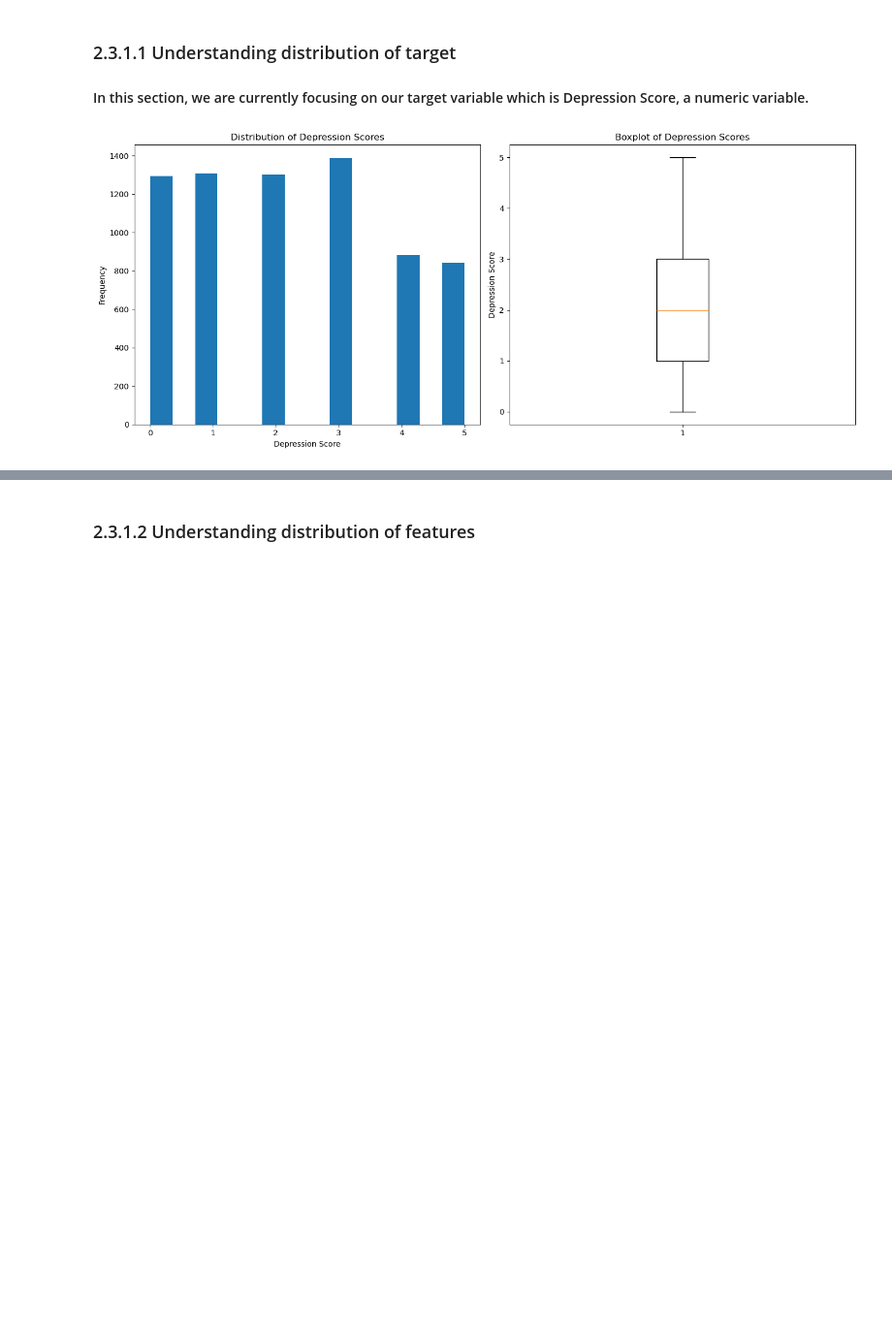
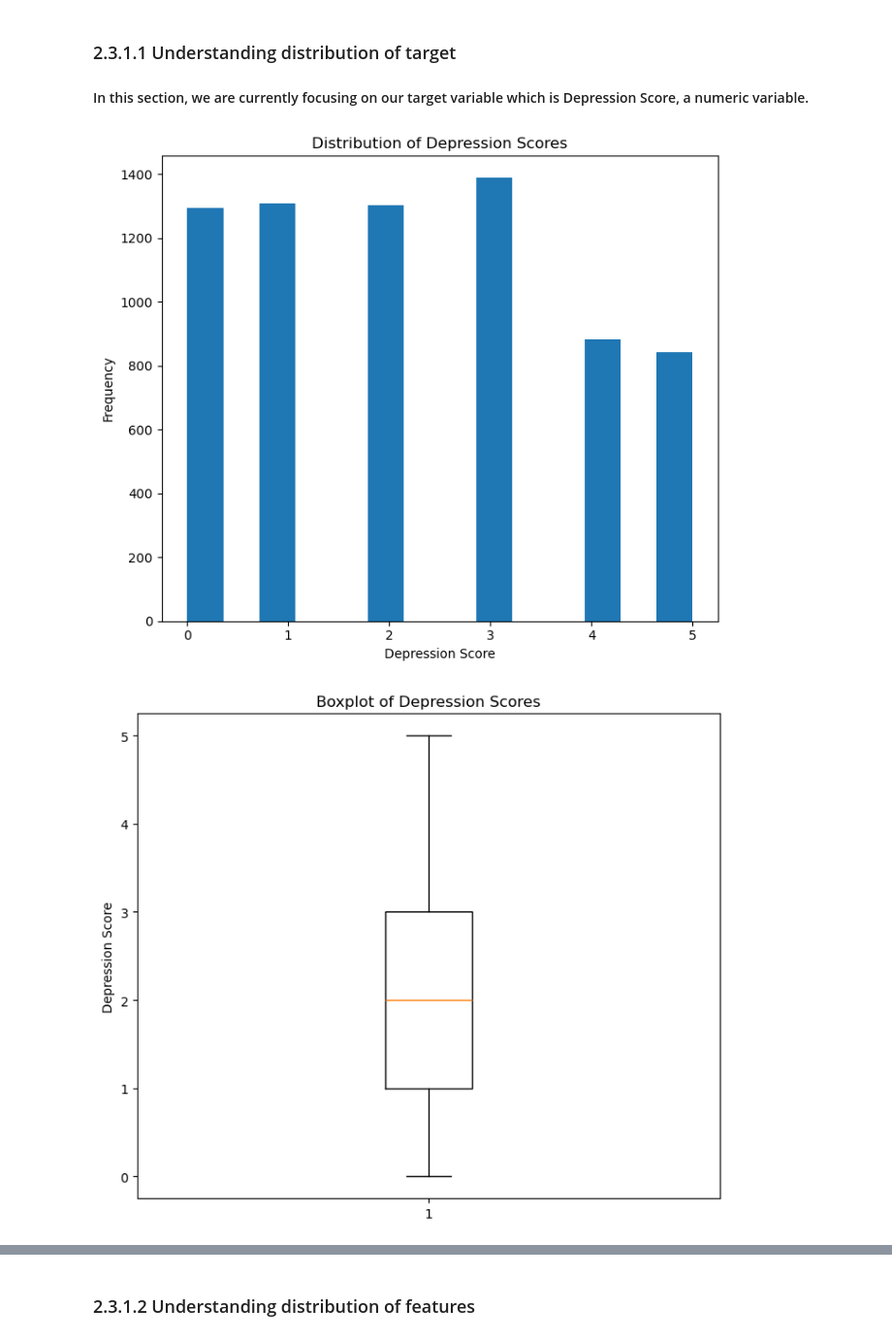
Before and after one commit to cheesyslayer1234/ML_assignment, a Jupyter notebook: NG FENG KANG MALCOLM MLDP Program Codes.ipynb, the cells around one changed output, grey strips where cells are left out. Shown at 97% size. Drawn from its saved outputs; the diff is of its cells as text; code cells hidden in the pictures; blank space fills up the shorter version.

```diff
--- a/NG FENG KANG MALCOLM MLDP Program Codes.ipynb
+++ b/NG FENG KANG MALCOLM MLDP Program Codes.ipynb
@@ -156,28 +156,35 @@ dtype: int64
 ### 2.3.1.1 Understanding distribution of target
 #### In this section, we are currently focusing on our target variable which is Depression Score, a numeric variable.
 # %%
+import matplotlib.pyplot as plt
+
 col_y = 'Depression_Score'
-fig, axes = plt.subplots(1, 2, figsize=(14, 6))  # Created one row, two columns for the plots for better comparison. This includes the figure size adjustment.
-
-# Histogram
-axes[0].hist(df[col_y], bins=14) # Plotting a histogram to visualize the distribution of depression scores. I set the number of bins to 14 for better granularity.
+plt.figure(figsize=(7, 6))  # Create a standalone figure for the histogram
+plt.hist(df[col_y], bins=14)  # Plotting a histogram to visualize the distribution of depression scores. I set the number of bins to 14 for better granularity.
 
 # Adding titles and labels for clarity of the histogram.
-axes[0].set_title('Distribution of Depression Scores')
-axes[0].set_xlabel('Depression Score')
-axes[0].set_ylabel('Frequency')
+plt.title('Distribution of Depression Scores')
+plt.xlabel('Depression Score')
+plt.ylabel('Frequency')
 
-# Boxplot
-axes[1].boxplot(df[col_y], vert=True) # Plotting a boxplot to visualize the spread and identify any outliers in the depression scores.
+plt.tight_layout()  # Adjust layout to prevent overlap
+plt.show()  # Display the histogram
+
+
+plt.figure(figsize=(7, 6))  # Create a standalone figure for the boxplot
+
+plt.boxplot(df[col_y], vert=True)  # Plotting a boxplot to visualize the spread and identify any outliers
+# in the depression scores.
 
 # Adding titles and labels for clarity of the box plot.
-axes[1].set_title('Boxplot of Depression Scores')
-axes[1].set_ylabel('Depression Score')
+plt.title('Boxplot of Depression Scores')
+plt.ylabel('Depression Score')
 
-plt.tight_layout() # Adjust layout to prevent overlap
-plt.show() # Display the plots configured.
+plt.tight_layout()  # Adjust layout to prevent overlap
+plt.show()  # Display the boxplot
 # %% [output]
-[figure, old version]
+[figure, new version]
+[figure, added]
 # %% [markdown]
 #### Analysis: In the histogram generated, we can see that depression scores range from 0 to 5 with most of the frequency ranging from 0 to 3. Score 3 appears the most frequent while higher scores such as 4 & 5 appear less often, meaning that fewer individuals report severe levels of depression. Mostly, people have an average depression score. Overall, the histogram is slightly right-skewed as the distribution of frequency gradually decreases towards the higher scores.
 
```
Also changed, not shown: parts of 8 cells of this notebook.
